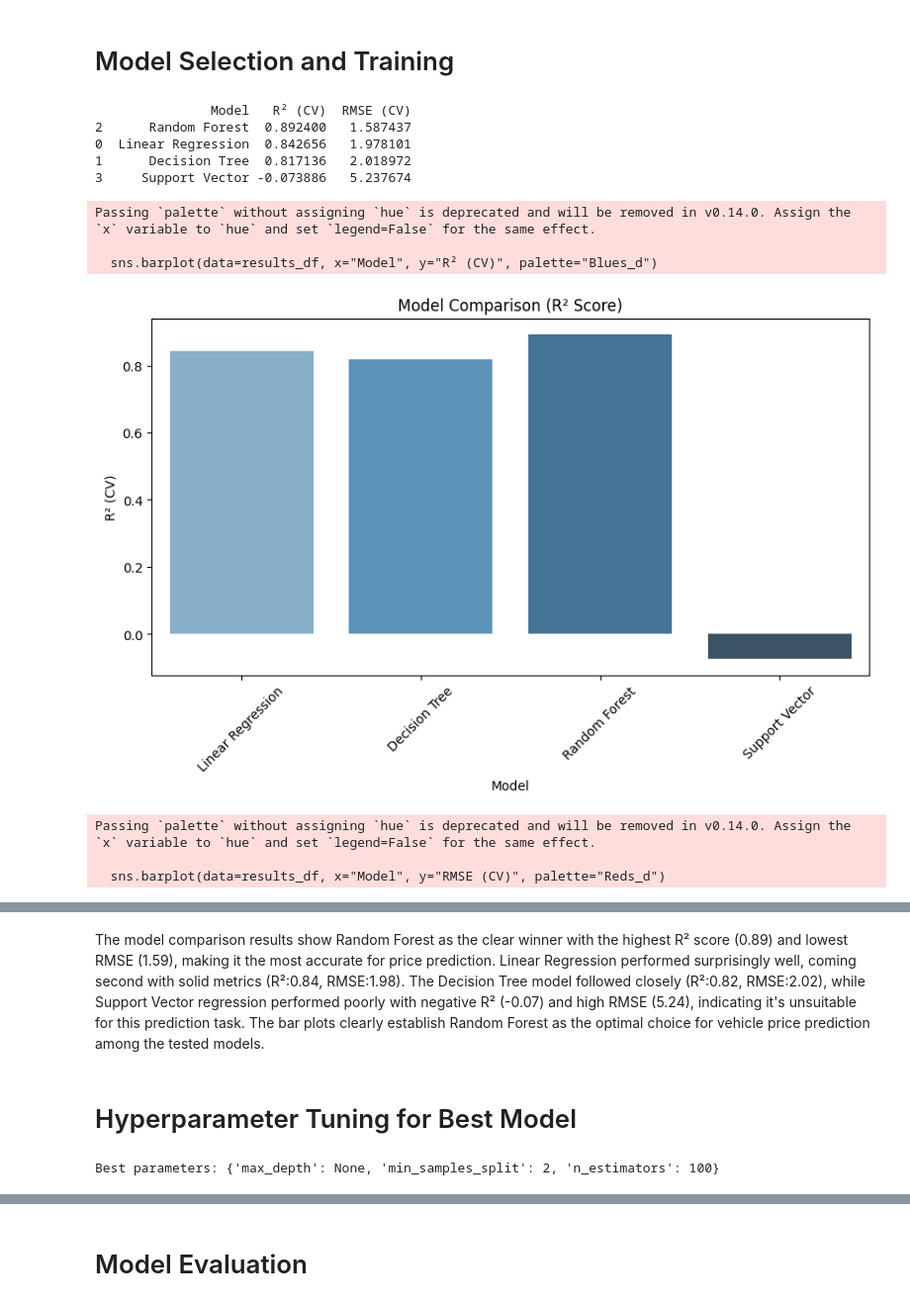
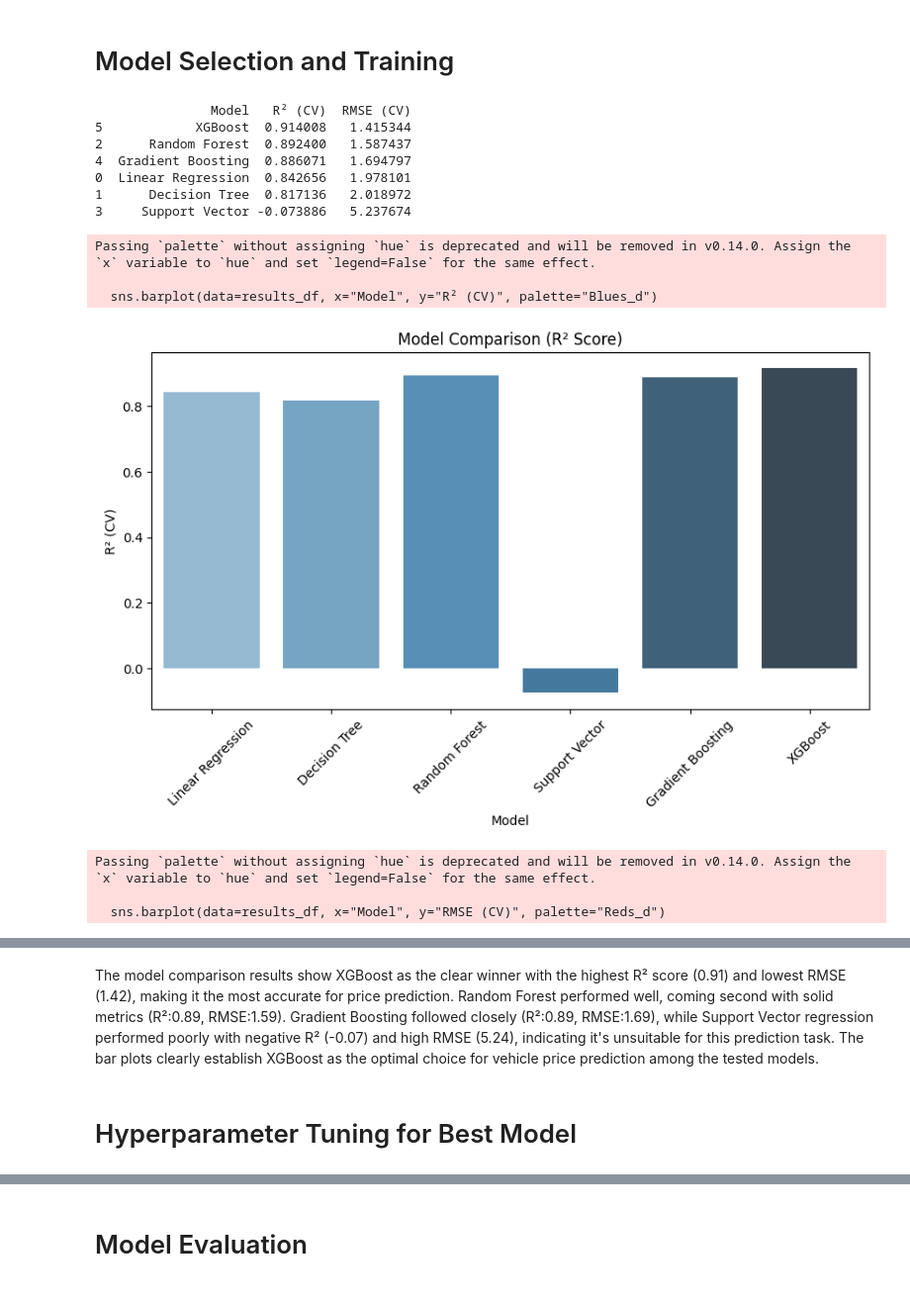
Before and after one commit to bajgaikrishna/Artificial-Intelligence-assignment, a Jupyter notebook: Vehicle_Price_Prediction.ipynb, the cells around one changed output, grey strips where cells are left out. Shown: that part at 99% size. Drawn from its saved outputs; the diff is of its cells as text; code cells hidden in the pictures.

```diff
--- a/Vehicle_Price_Prediction.ipynb
+++ b/Vehicle_Price_Prediction.ipynb
@@ -397,20 +398,24 @@ X_train, X_test, y_train, y_test = train_test_split(X, y, test_size=0.2, random_
 # %%
 # Import necessary libraries
 from sklearn.linear_model import LinearRegression
-from sklearn.ensemble import RandomForestRegressor
+from sklearn.ensemble import RandomForestRegressor, GradientBoostingRegressor
 from sklearn.tree import DecisionTreeRegressor
 from sklearn.svm import SVR
+from xgboost import XGBRegressor
 from sklearn.metrics import mean_squared_error, r2_score
 from sklearn.model_selection import cross_val_score
 
 
 
-# Define different models to try
+# Define different models to try (Linear Regression, Decision Tree, etc.).
+
 models = {
    "Linear Regression": LinearRegression(),
     "Decision Tree": DecisionTreeRegressor(random_state=42),
     "Random Forest": RandomForestRegressor(random_state=42),
-    "Support Vector": SVR()
+    "Support Vector": SVR(),
+    "Gradient Boosting": GradientBoostingRegressor(random_state=42),
+    "XGBoost": XGBRegressor(random_state=42)
 }
 
 # Store results here
@@ -433,34 +438,36 @@ for model_name, model in models.items():
         "RMSE (CV)": avg_rmse
         })
 
 # Create a table of results
 results_df = pd.DataFrame(results)
 
 # Print the table sorted by RMSE (lower is better)
 print(results_df.sort_values(by="RMSE (CV)"))
 
 # Create bar plots to visualize results
 plt.figure(figsize=(10, 5))
 sns.barplot(data=results_df, x="Model", y="R² (CV)", palette="Blues_d")
 plt.title("Model Comparison (R² Score)")
 plt.xticks(rotation=45)  # Rotate x-axis labels for readability
 plt.show()
 
 plt.figure(figsize=(10, 5))
 sns.barplot(data=results_df, x="Model", y="RMSE (CV)", palette="Reds_d")
 plt.title("Model Comparison (RMSE)")
 plt.xticks(rotation=45)
 plt.show()
 # %% [output]
                Model   R² (CV)  RMSE (CV)
+5            XGBoost  0.914008   1.415344
 2      Random Forest  0.892400   1.587437
+4  Gradient Boosting  0.886071   1.694797
 0  Linear Regression  0.842656   1.978101
 1      Decision Tree  0.817136   2.018972
 3     Support Vector -0.073886   5.237674
 Passing `palette` without assigning `hue` is deprecated and will be removed in v0.14.0. Assign the `x` variable to `hue` and set `legend=False` for the same effect.
 
   sns.barplot(data=results_df, x="Model", y="R² (CV)", palette="Blues_d")
-[figure, old version]
+[figure, new version]
 Passing `palette` without assigning `hue` is deprecated and will be removed in v0.14.0. Assign the `x` variable to `hue` and set `legend=False` for the same effect.
 
   sns.barplot(data=results_df, x="Model", y="RMSE (CV)", palette="Reds_d")
@@ -468,27 +475,4 @@ Passing `palette` without assigning `hue` is deprecated and will be removed in v
 # %% [markdown]
-The model comparison results show Random Forest as the clear winner with the highest R² score (0.89) and lowest RMSE (1.59), making it the most accurate for price prediction. Linear Regression performed surprisingly well, coming second with solid metrics (R²:0.84, RMSE:1.98). The Decision Tree model followed closely (R²:0.82, RMSE:2.02), while Support Vector regression performed poorly with negative R² (-0.07) and high RMSE (5.24), indicating it's unsuitable for this prediction task. The bar plots clearly establish Random Forest as the optimal choice for vehicle price prediction among the tested models.
+The model comparison results show XGBoost as the clear winner with the highest R² score (0.91) and lowest RMSE (1.42), making it the most accurate for price prediction. Random Forest performed well, coming second with solid metrics (R²:0.89, RMSE:1.59). Gradient Boosting followed closely (R²:0.89, RMSE:1.69), while Support Vector regression performed poorly with negative R² (-0.07) and high RMSE (5.24), indicating it's unsuitable for this prediction task. The bar plots clearly establish XGBoost as the optimal choice for vehicle price prediction among the tested models.
 # %% [markdown]
 # Hyperparameter Tuning for Best Model
-# %%
-from sklearn.model_selection import GridSearchCV
-
-# Assuming Random Forest was among the best models
-param_grid = {
-    'n_estimators': [50, 100, 200],
-    'max_depth': [None, 10, 20, 30],
-    'min_samples_split': [2, 5, 10]
-}
-
-# Create the grid search
-grid_search = GridSearchCV(RandomForestRegressor(), param_grid, cv=5)
-
-# Fit the grid search
-grid_search.fit(X_train, y_train)
-
-# Get the best parameters
-print("Best parameters:", grid_search.best_params_)
-
-# Evaluate the best model
-best_model = grid_search.best_estimator_
-# %% [output]
-Best parameters: {'max_depth': None, 'min_samples_split': 2, 'n_estimators': 100}
```
Also changed, not shown: parts of 17 cells of this notebook.
